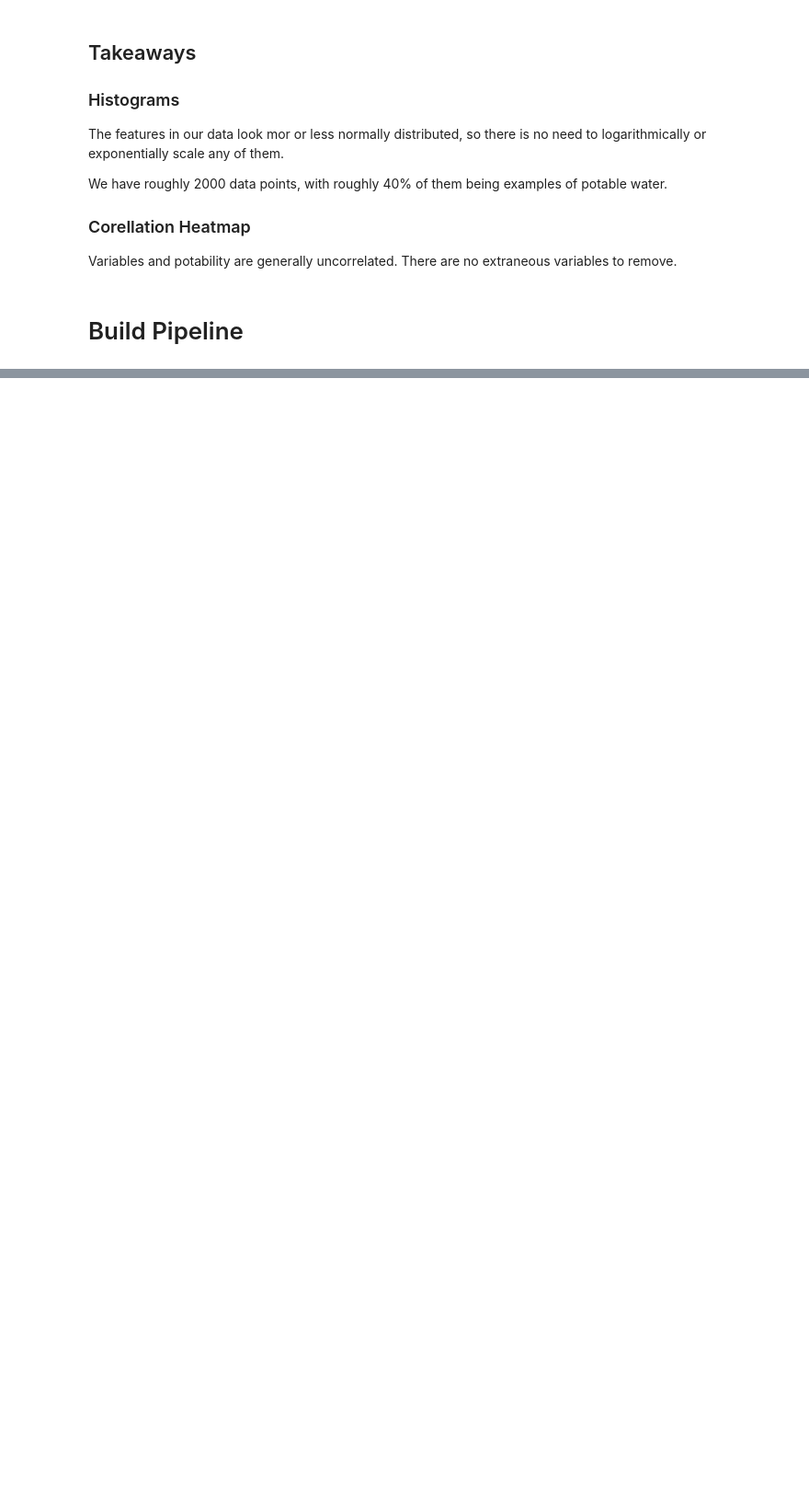
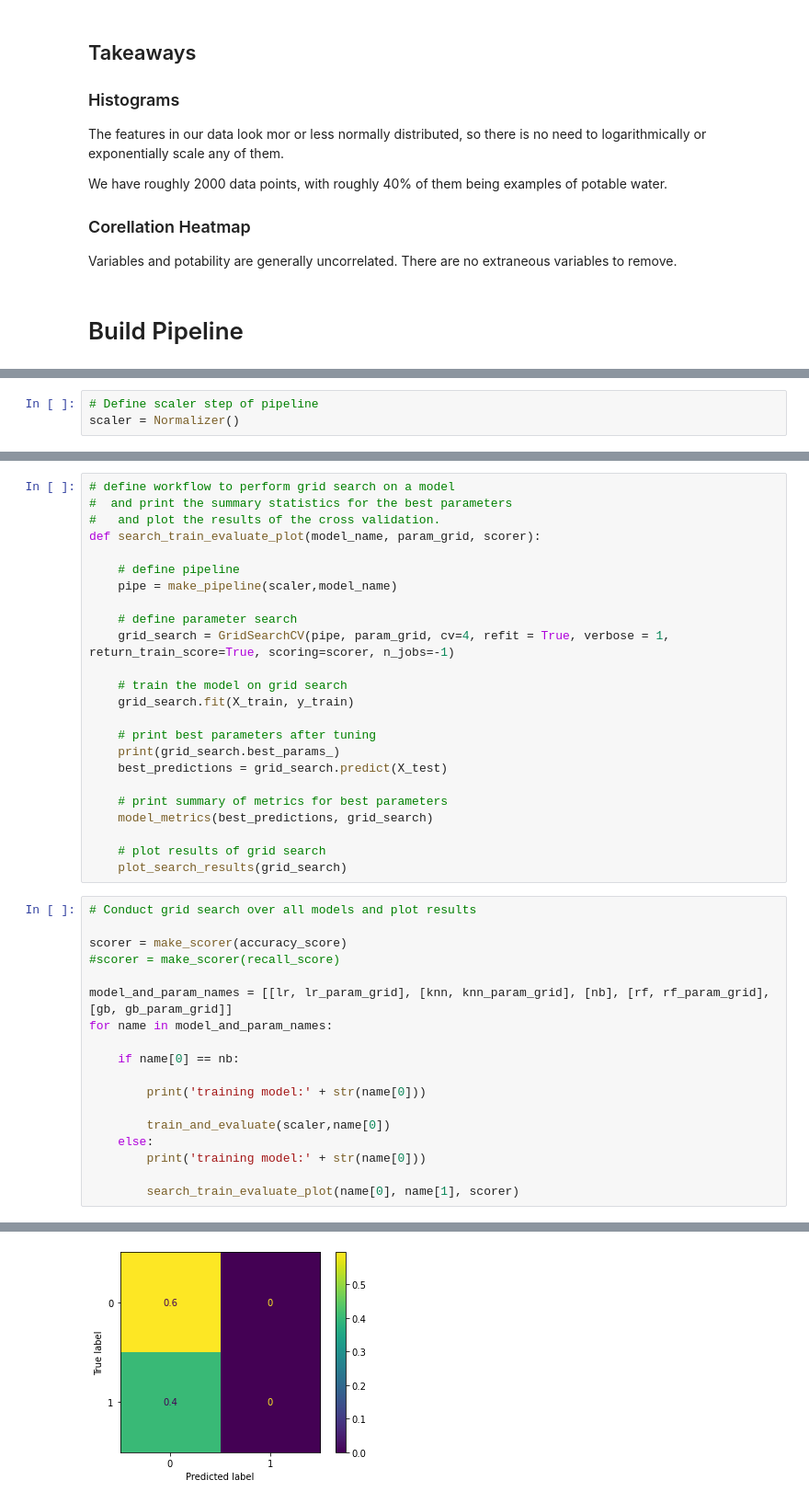
Before and after one commit to lachlanpotter/Water-Potability, a Jupyter notebook: Water Potability.ipynb, the cells around one changed output, grey strips where cells are left out. Shown at 92% size. Saved outputs shown, nothing was run; the diff lists cells and outputs as text; blank space fills up the shorter version.

```diff
--- a/Water Potability.ipynb
+++ b/Water Potability.ipynb
@@ -148,0 +156,3 @@ y = waternonan['Potability'].values
+# %%
+# Define scaler step of pipeline
+scaler = Normalizer()
@@ -148,0 +376,43 @@ y = waternonan['Potability'].values
+# %%
+# define workflow to perform grid search on a model
+#  and print the summary statistics for the best parameters
+#   and plot the results of the cross validation.
+def search_train_evaluate_plot(model_name, param_grid, scorer):
+
+    # define pipeline
+    pipe = make_pipeline(scaler,model_name)
+
+    # define parameter search
+    grid_search = GridSearchCV(pipe, param_grid, cv=4, refit = True, verbose = 1, return_train_score=True, scoring=scorer, n_jobs=-1)
+
+    # train the model on grid search
+    grid_search.fit(X_train, y_train)
+
+    # print best parameters after tuning
+    print(grid_search.best_params_)
+    best_predictions = grid_search.predict(X_test)
+
+    # print summary of metrics for best parameters
+    model_metrics(best_predictions, grid_search)
+
+    # plot results of grid search
+    plot_search_results(grid_search)
+# %%
+# Conduct grid search over all models and plot results
+
+scorer = make_scorer(accuracy_score)
+#scorer = make_scorer(recall_score)
+
+model_and_param_names = [[lr, lr_param_grid], [knn, knn_param_grid], [nb], [rf, rf_param_grid], [gb, gb_param_grid]]
+for name in model_and_param_names:
+
+    if name[0] == nb:
+
+        print('training model:' + str(name[0]))
+
+        train_and_evaluate(scaler,name[0])
+    else:
+        print('training model:' + str(name[0]))
+
+        search_train_evaluate_plot(name[0], name[1], scorer)
+# %% [output]
@@ -148,0 +435 @@ y = waternonan['Potability'].values
+[figure, added]
```
Also changed, not shown: parts of 24 cells of this notebook, 4 other files.
